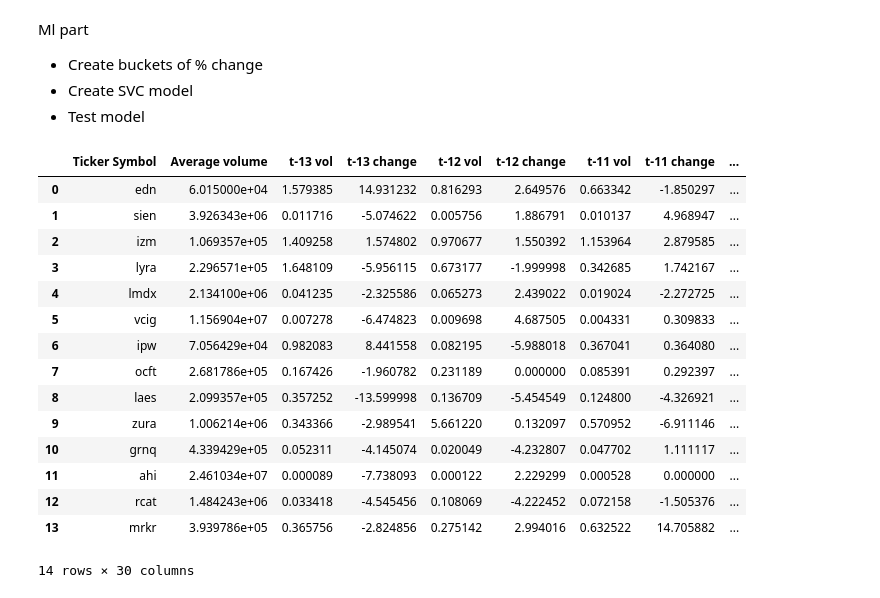
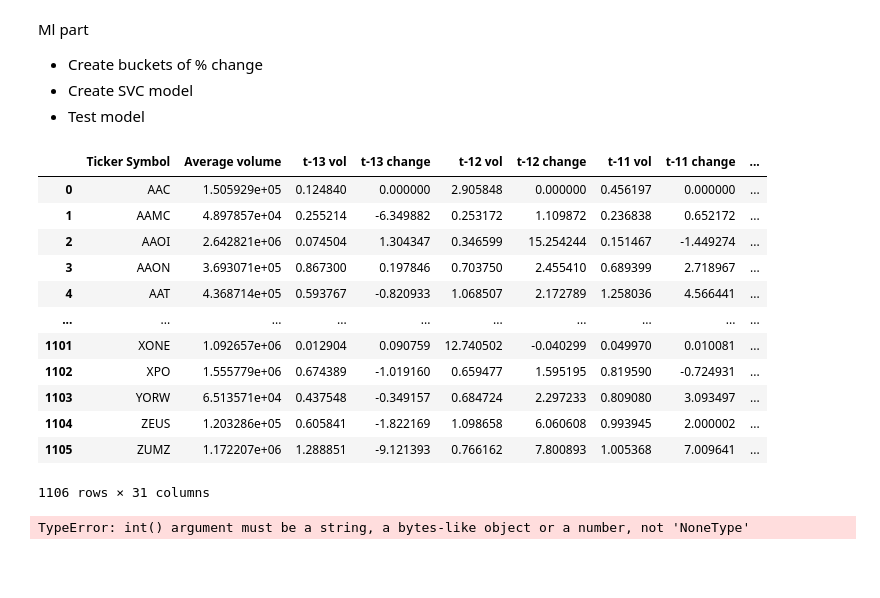
Before and after one commit to shreybirmiwal/ML-stocks, a Jupyter notebook: main.ipynb, the cells around one changed output. Cells and saved outputs as stored; diff of their text form; code cells hidden in the pictures; blank space fills up the shorter version.

```diff
--- a/main.ipynb
+++ b/main.ipynb
@@ -99,34 +172,41 @@ Ml part
 # %%
 #Create buckets
 
 import pandas as pd
 df = pd.read_csv(csv_file)
 
 def makeBins(s): #s is the result change
-    if (s < 0): #negative change
+    if(s < -10):
+        return -1
+    elif(-10 <= s and -5 >= s):
         return 0
-    if(s > 0): #positive change
+    elif(-5 < s and s <= 0):
         return 1
+    elif(s > 0 and s <= 3):
+        return 2
+    elif(s > 3 and s < 10):
+        return 3
+    elif(s > 10):
+        return 4
+    else:
+        return
 
 df['BIN'] = df['Result change'].apply(makeBins, 0)
 df
 # %% [output]
 |  | Ticker Symbol | Average volume | t-13 vol | t-13 change | t-12 vol | t-12 change | t-11 vol | t-11 change | ... |
-| 0 | edn | 6.015000e+04 | 1.579385 | 14.931232 | 0.816293 | 2.649576 | 0.663342 | -1.850297 | ... |
-| 1 | sien | 3.926343e+06 | 0.011716 | -5.074622 | 0.005756 | 1.886791 | 0.010137 | 4.968947 | ... |
-| 2 | izm | 1.069357e+05 | 1.409258 | 1.574802 | 0.970677 | 1.550392 | 1.153964 | 2.879585 | ... |
-| 3 | lyra | 2.296571e+05 | 1.648109 | -5.956115 | 0.673177 | -1.999998 | 0.342685 | 1.742167 | ... |
-| 4 | lmdx | 2.134100e+06 | 0.041235 | -2.325586 | 0.065273 | 2.439022 | 0.019024 | -2.272725 | ... |
-| 5 | vcig | 1.156904e+07 | 0.007278 | -6.474823 | 0.009698 | 4.687505 | 0.004331 | 0.309833 | ... |
-| 6 | ipw | 7.056429e+04 | 0.982083 | 8.441558 | 0.082195 | -5.988018 | 0.367041 | 0.364080 | ... |
-| 7 | ocft | 2.681786e+05 | 0.167426 | -1.960782 | 0.231189 | 0.000000 | 0.085391 | 0.292397 | ... |
-| 8 | laes | 2.099357e+05 | 0.357252 | -13.599998 | 0.136709 | -5.454549 | 0.124800 | -4.326921 | ... |
-| 9 | zura | 1.006214e+06 | 0.343366 | -2.989541 | 5.661220 | 0.132097 | 0.570952 | -6.911146 | ... |
-| 10 | grnq | 4.339429e+05 | 0.052311 | -4.145074 | 0.020049 | -4.232807 | 0.047702 | 1.111117 | ... |
-| 11 | ahi | 2.461034e+07 | 0.000089 | -7.738093 | 0.000122 | 2.229299 | 0.000528 | 0.000000 | ... |
-| 12 | rcat | 1.484243e+06 | 0.033418 | -4.545456 | 0.108069 | -4.222452 | 0.072158 | -1.505376 | ... |
-| 13 | mrkr | 3.939786e+05 | 0.365756 | -2.824856 | 0.275142 | 2.994016 | 0.632522 | 14.705882 | ... |
+| 0 | AAC | 1.505929e+05 | 0.124840 | 0.000000 | 2.905848 | 0.000000 | 0.456197 | 0.000000 | ... |
+| 1 | AAMC | 4.897857e+04 | 0.255214 | -6.349882 | 0.253172 | 1.109872 | 0.236838 | 0.652172 | ... |
+| 2 | AAOI | 2.642821e+06 | 0.074504 | 1.304347 | 0.346599 | 15.254244 | 0.151467 | -1.449274 | ... |
+| 3 | AAON | 3.693071e+05 | 0.867300 | 0.197846 | 0.703750 | 2.455410 | 0.689399 | 2.718967 | ... |
+| 4 | AAT | 4.368714e+05 | 0.593767 | -0.820933 | 1.068507 | 2.172789 | 1.258036 | 4.566441 | ... |
+| ... | ... | ... | ... | ... | ... | ... | ... | ... | ... |
+| 1101 | XONE | 1.092657e+06 | 0.012904 | 0.090759 | 12.740502 | -0.040299 | 0.049970 | 0.010081 | ... |
+| 1102 | XPO | 1.555779e+06 | 0.674389 | -1.019160 | 0.659477 | 1.595195 | 0.819590 | -0.724931 | ... |
+| 1103 | YORW | 6.513571e+04 | 0.437548 | -0.349157 | 0.684724 | 2.297233 | 0.809080 | 3.093497 | ... |
+| 1104 | ZEUS | 1.203286e+05 | 0.605841 | -1.822169 | 1.098658 | 6.060608 | 0.993945 | 2.000002 | ... |
+| 1105 | ZUMZ | 1.172207e+06 | 1.288851 | -9.121393 | 0.766162 | 7.800893 | 1.005368 | 7.009641 | ... |
-14 rows × 30 columns
+1106 rows × 31 columns
 # %%
 X = df[["t-13 vol", "t-13 change",
         "t-12 vol", "t-12 change",
@@ -141,7 +221,7 @@ X = df[["t-13 vol", "t-13 change",
          "t-3 vol", "t-3 change",
          "t-2 volume", "t-2 change",
          "t-1 volume", "t-1 change",
-         "Result change"]].values
+        ]].values
 
 y = df[['BIN']].values.astype(int)
 
@@ -153,6 +233,8 @@ scaler = StandardScaler()
 
 X_train = scaler.fit_transform(X_train)
 X_test = scaler.transform(X_test)
+# %% [output]
+TypeError: int() argument must be a string, a bytes-like object or a number, not 'NoneType'
 # %%
 #SVC classifier
 
```
Also changed, not shown: parts of 3 cells of this notebook, 3 other files.
